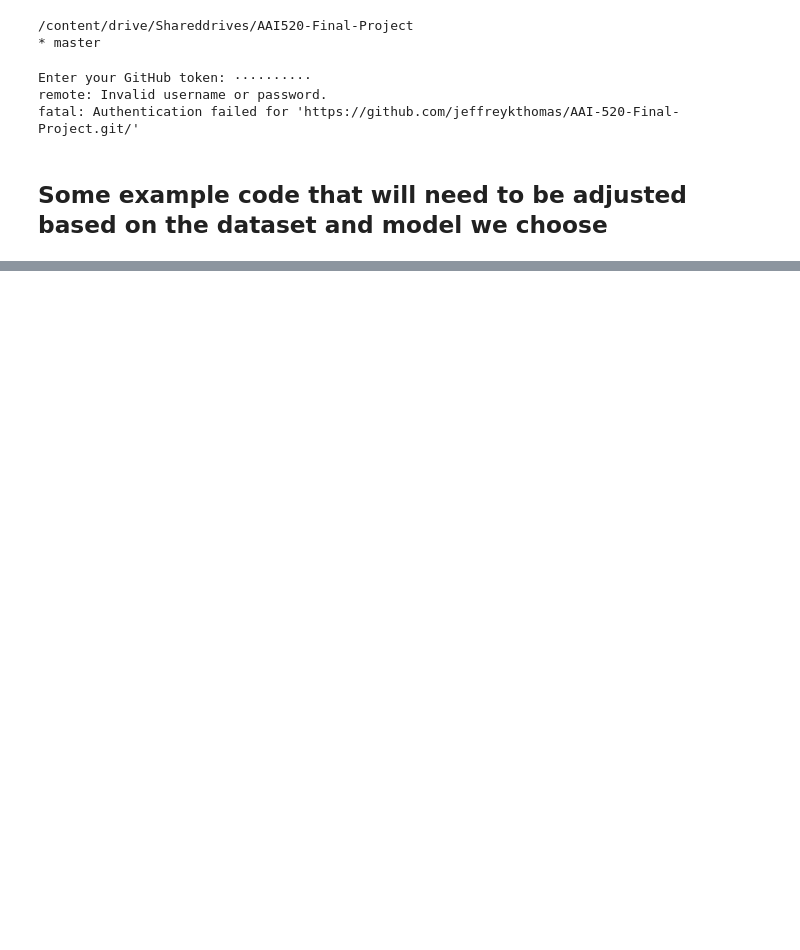
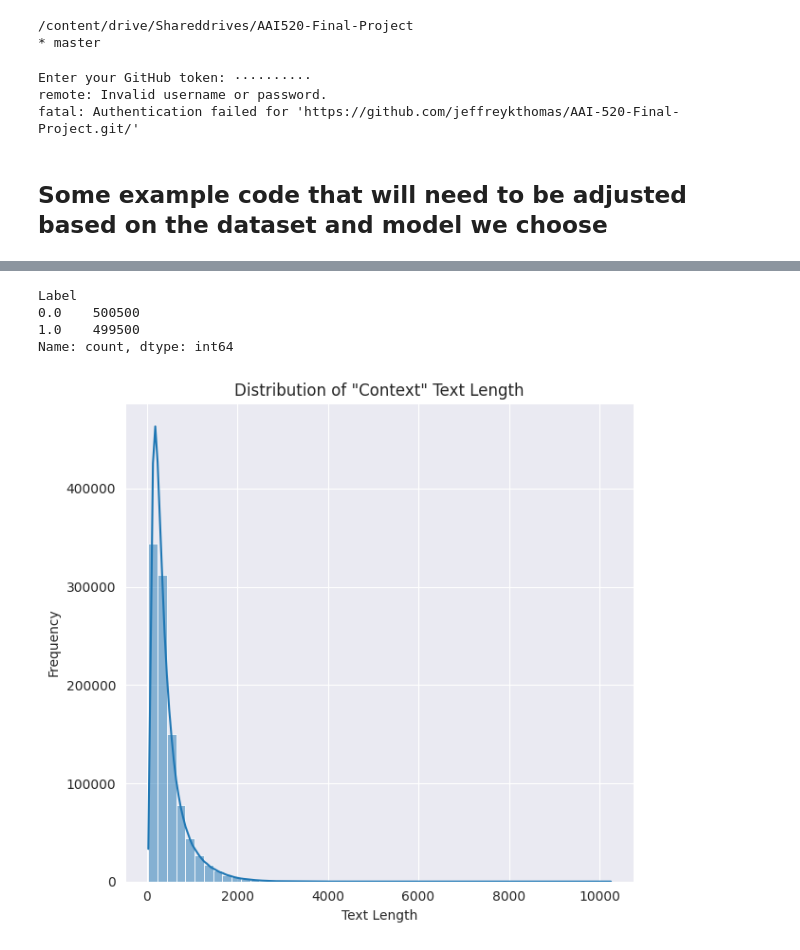
Before and after one commit to jeffreykthomas/AAI-520-Final-Project, a Jupyter notebook: AAI_520_Final_Project.ipynb, the cells around one changed output, grey strips where cells are left out. Drawn from its saved outputs; the diff is of its cells as text; code cells hidden in the pictures; blank space fills up the shorter version.

Commit message:
Performed initial data exploration

```diff
--- a/AAI_520_Final_Project.ipynb
+++ b/AAI_520_Final_Project.ipynb
@@ -69,2 +71,11 @@ dialogue_df = pd.read_csv(filename)
+# %%
+# data_folder = '/content/drive/Shareddrives/AAI520-Final-Project/data/'
+# Or if running locally:
+data_folder = 'data/ubuntu/'
+# %%
+# Load the data
+train_df = pd.read_csv(data_folder + 'train.csv')
+test_df = pd.read_csv(data_folder + 'test.csv')
+val_df = pd.read_csv(data_folder + 'valid.csv')
 # %% [markdown]
 ## Some example code that will need to be adjusted based on the dataset and model we choose
@@ -88,8 +81,0 @@ dialogue_df['tokens'] = dialogue_df['text'].apply(lambda x: tokenizer.tokenize(x
-# %%
-# Construct training examples (e.g., next sentence prediction)
-dialogue_df['input_text'] = dialogue_df.groupby('dialogueID')['text'].transform(lambda x: ' [SEP] '.join(x))
-dialogue_df = dialogue_df.drop_duplicates('dialogueID')
-
-# Split the dataset
-train_df, test_df = train_test_split(dialogue_df, test_size=0.2, random_state=42)
-val_df, test_df = train_test_split(test_df, test_size=0.5, random_state=42)
@@ -100,0 +92,8 @@ test_df.to_csv('data/test.csv', index=False)
+# %%
+# Explore the data
+train_df['Label'].value_counts()
+# %% [output]
+Label
+0.0    500500
+1.0    499500
+Name: count, dtype: int64
@@ -100,0 +103,18 @@ test_df.to_csv('data/test.csv', index=False)
+# %%
+# Calculate the length of each text entry in the 'Context' and 'Ground Truth Utterance' columns
+train_df['Context_length'] = train_df['Context'].apply(len)
+
+# Create visualizations to understand the distribution of text length
+plt.figure(figsize=(12, 6))
+
+# Subplot for 'Context_length'
+plt.subplot(1, 2, 1)
+sns.histplot(train_df['Context_length'], bins=50, kde=True)
+plt.title('Distribution of "Context" Text Length')
+plt.xlabel('Text Length')
+plt.ylabel('Frequency')
+
+plt.tight_layout()
+plt.show()
+# %% [output]
+[figure, added]
```
Also changed, not shown: parts of 20 cells of this notebook.
